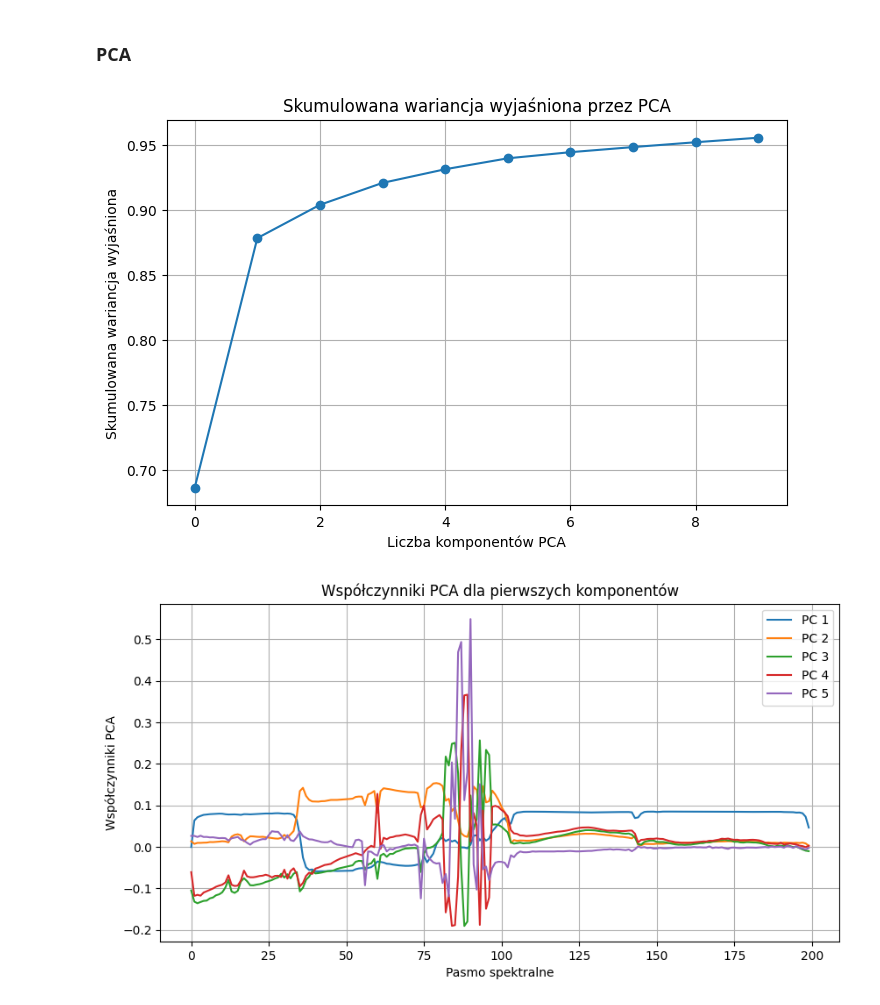
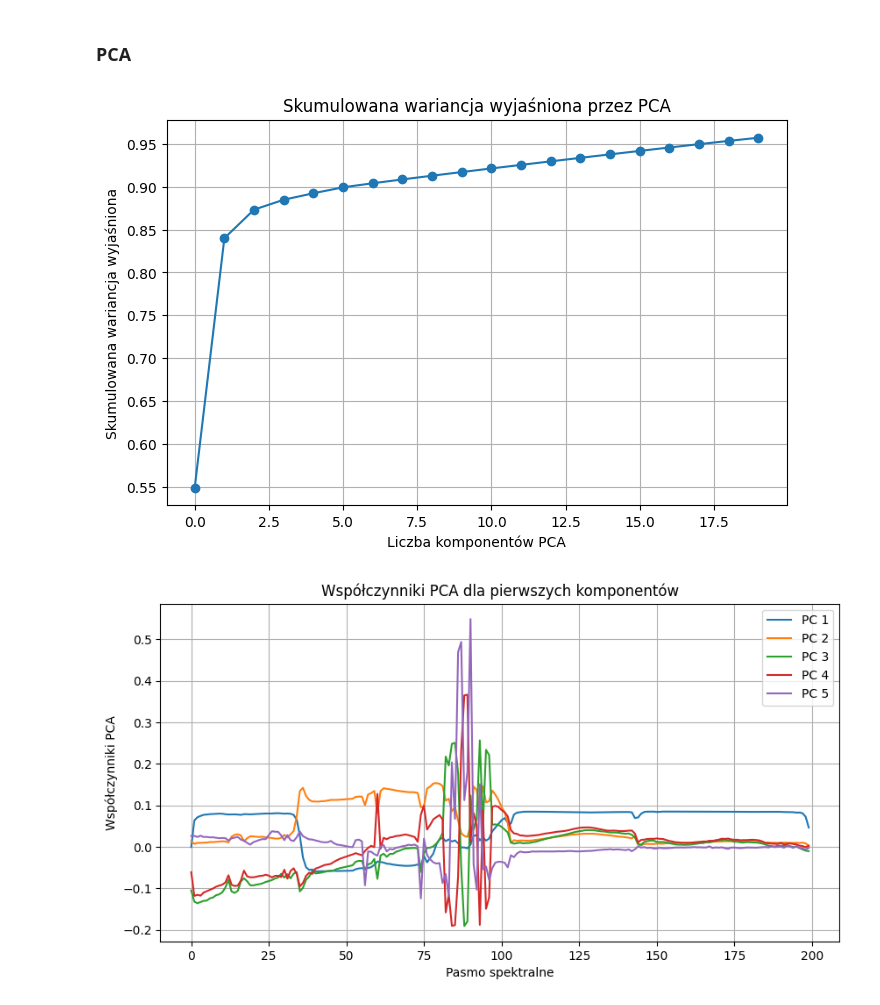
Before and after one commit to Mateusz-Smolarczyk-AGH/Hyperspectral_images_analize, a Jupyter notebook: notebooks/preprocessing.ipynb, the cells around one changed output. Cells and saved outputs as stored; diff of their text form; code cells hidden in the pictures.

```diff
--- a/notebooks/preprocessing.ipynb
+++ b/notebooks/preprocessing.ipynb
@@ -13,8 +13,8 @@ sys.path.append(project_path)
 from src.preprocessing import SpectralAngleMapper,MNFTransform,PixelPurityIndex
 # %%
 # 1. przykładowy obraz
-data = sio.loadmat('../data/data/Indian_pines_data.mat')
-gt_data = sio.loadmat('../data/gt/Indian_pines_gt.mat')
+data = sio.loadmat('../data/data/Indian_pines_NS_data.mat')
+gt_data = sio.loadmat('../data/gt/Indian_pines_NS_gt.mat')
 
 # Przypisanie danych do zmiennych
 hyper_data = data[list(data.keys())[-1]]  # Zakładam, że ostatni klucz to dane
@@ -29,25 +29,25 @@ plt.show()
 # %%
 reshaped_image = hyper_data.reshape(hyper_data.shape[0] * hyper_data.shape[1], hyper_data.shape[2])
 reshaped_ground_truth = ground_truth.reshape(ground_truth.shape[0] * ground_truth.shape[1])
 
 scaler = StandardScaler()
 
 data_normalized = scaler.fit_transform(reshaped_image)
 
 # PCA jako krok MNF
-pca = PCA(n_components=10)
+pca = PCA(n_components=20)
 mnf_result = pca.fit_transform(data_normalized)
 
 # Wykres wariancji wyjaśnionej przez PCA
 plt.figure(figsize=(8, 5))
 plt.plot(np.cumsum(pca.explained_variance_ratio_), marker='o')
 plt.xlabel("Liczba komponentów PCA")
 plt.ylabel("Skumulowana wariancja wyjaśniona")
 plt.title("Skumulowana wariancja wyjaśniona przez PCA")
 plt.grid()
 plt.show()
 # %% [output]
-[figure, old version]
+[figure, new version]
 # %%
 plt.figure(figsize=(10, 5))
 for i in range(5):  # Rysujemy pierwsze 5 komponentów
```
Also changed, not shown: 2 other files.
